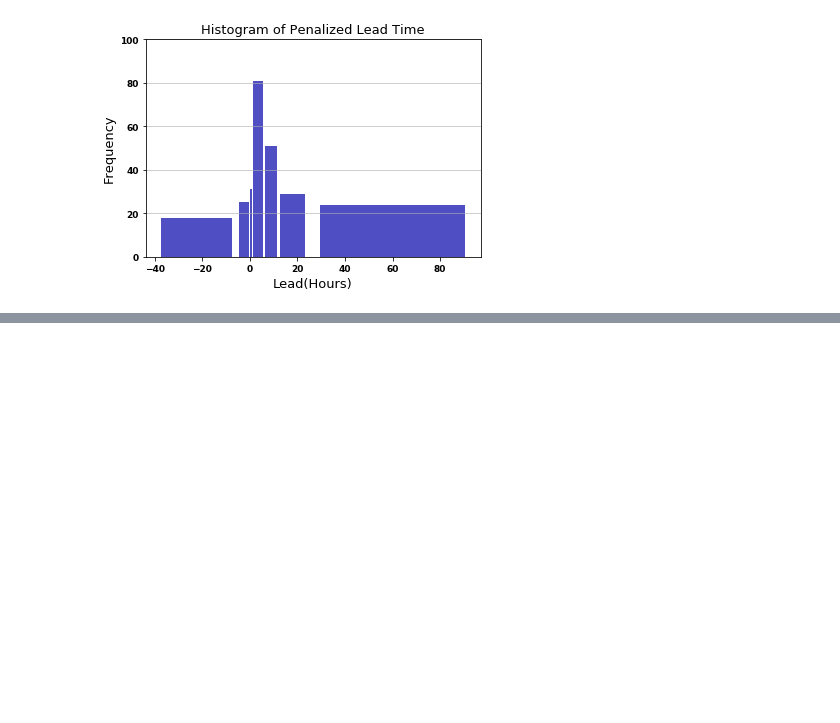
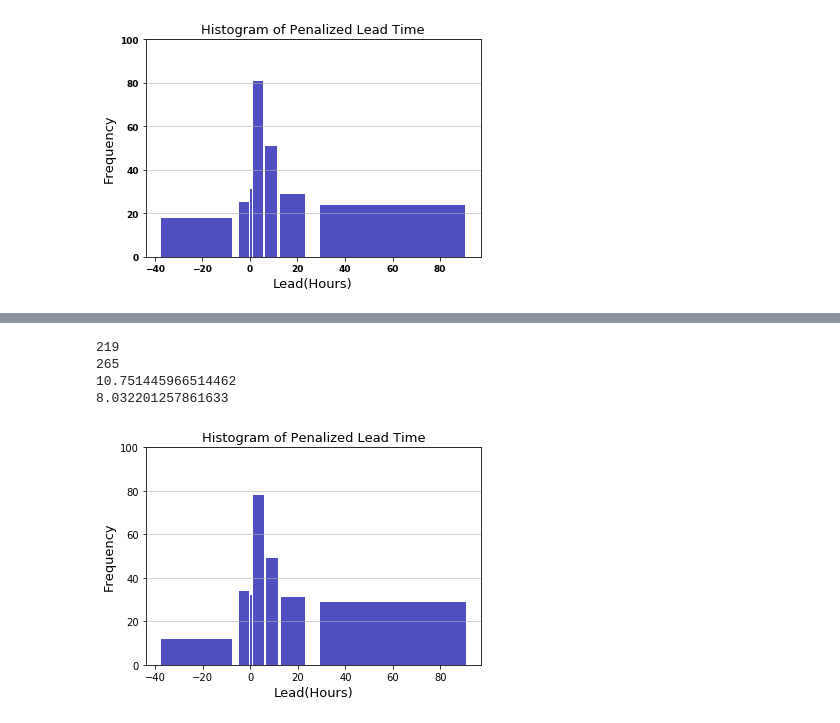
Before and after one commit to rohit-pardasani/RDQuantization, a Jupyter notebook: RDQuantization_17(SI_Alarms).ipynb, the cells around one changed output, grey strips where cells are left out. Saved outputs shown, nothing was run; the diff lists cells and outputs as text; code cells hidden in the pictures; blank space fills up the shorter version.

```diff
--- a/RDQuantization_17(SI_Alarms).ipynb
+++ b/RDQuantization_17(SI_Alarms).ipynb
@@ -300,0 +321,8 @@ with open("SVM_seqs.csv", "w", newline="") as f:
+# %%
+leadTimeAnalysis("SVM_seqs.csv",thresh=0.8)
+# %% [output]
+219
+265
+10.751445966514462
+8.032201257861633
+[figure, added]
```
Also changed, not shown: parts of 7 cells of this notebook.
